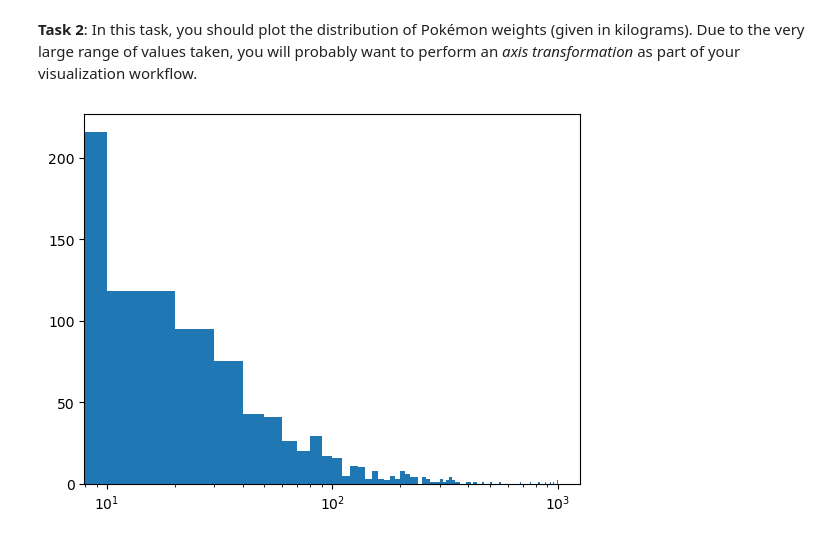
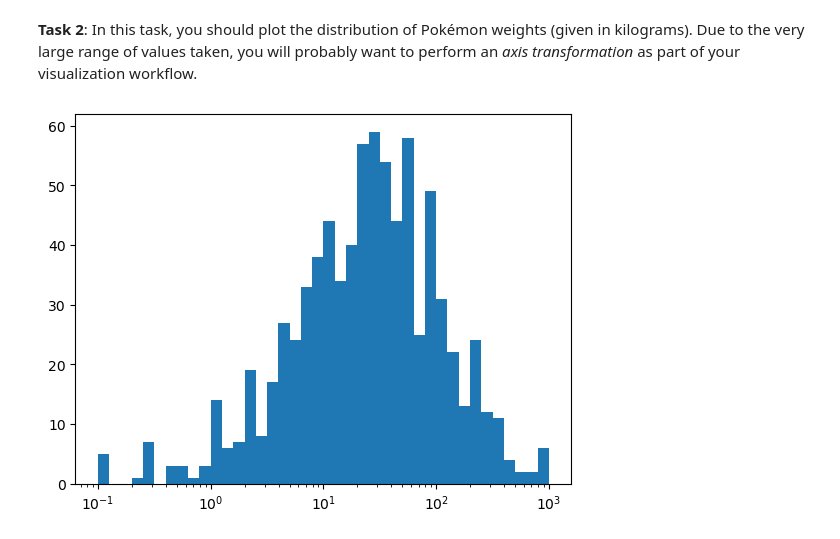
Before and after one commit to stewartmcm/AIPND, a Jupyter notebook: Matplotlib/Scales_and_Transformations_Practice.ipynb, the cells around one changed output. Cells and saved outputs as stored; diff of their text form; code cells hidden in the pictures.

```diff
--- a/Matplotlib/Scales_and_Transformations_Practice.ipynb
+++ b/Matplotlib/Scales_and_Transformations_Practice.ipynb
@@ -40,11 +40,11 @@ There's a very long tail of Pokemon heights. Here, I've focused in on Pokemon of
 **Task 2**: In this task, you should plot the distribution of Pokémon weights (given in kilograms). Due to the very large range of values taken, you will probably want to perform an _axis transformation_ as part of your visualization workflow.
 # %%
 # YOUR CODE HERE
-bins = np.arange(0, pokemon['weight'].max()+10, 10)
+bins = 10 ** np.arange(-1, 3+0.1, 0.1)
 plt.hist(data = pokemon, x = 'weight', bins = bins);
 plt.xscale('log')
 # %% [output]
-[figure, old version]
+[figure, new version]
 # %%
 # run this cell to check your work against ours
 scales_solution_2()
```
Also changed, not shown: parts of 1 cell of this notebook, 1 other file.
